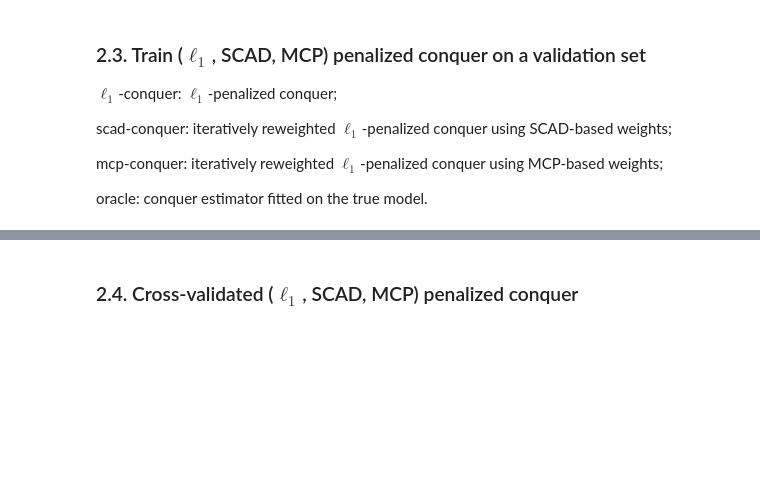
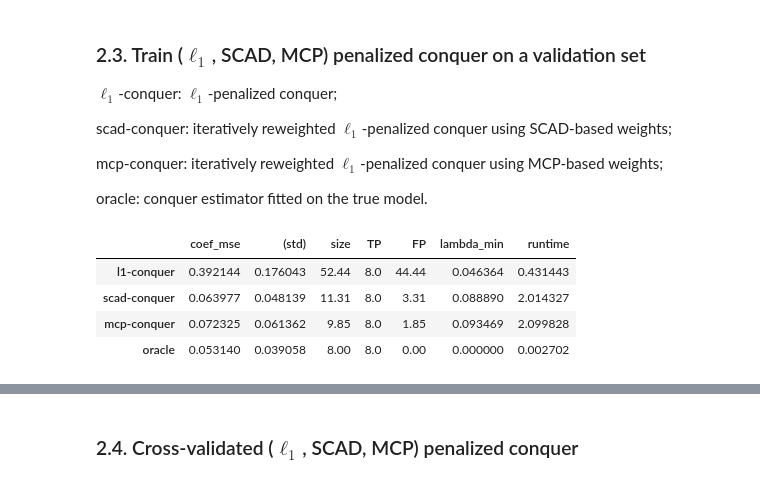
Before and after one commit to WenxinZhou/conquer, a Jupyter notebook: experiments/highd_examples.ipynb, the cells around one changed output, grey strips where cells are left out. Cells and saved outputs as stored; diff of their text form; code cells hidden in the pictures; blank space fills up the shorter version.

Commit message:
simulations in high dim

```diff
--- a/experiments/highd_examples.ipynb
+++ b/experiments/highd_examples.ipynb
@@ -308,57 +289,76 @@ mcp-conquer: iteratively reweighted $\ell_1$-penalized conquer using MCP-based w
 oracle: conquer estimator fitted on the true model.
 # %%
 n_val = 128
-nlambda, M = 40, 100
+nlambda, M = 50, 100
 ## [coef_se, model_size, true_pos, false_pos, lambda_min]
-metrics = np.zeros(shape=(4,M,5))
+val_out = np.zeros(shape=(4, 5, M))
 runtime = np.zeros(4)
 
 for m in range(M):
     X_all = rgt.multivariate_normal(mean=Mu, cov=Sig, size=n+n_val)
     Y_all = itcp + X_all.dot(beta) + rgt.standard_t(2,n+n_val) - spstat.t.ppf(tau,df=2)
 
     # training set of size n
     X, Y = X_all[:n, :], Y_all[:n]
     # validation set of size n_val
     X_val, Y_val = X_all[n:,:], Y_all[n:]
+    sqr = validate_lambda(X, Y, X_val, Y_val, \
+                          intercept=True, \
+                          options={'warm_start': True})
 
-    lambda_max = np.max(high_dim(X, Y).self_tuning(tau))
-    lambda_seq = np.linspace(lambda_max, 0.25*lambda_max, nlambda)
-    sqr = validate_lambda(X, Y, X_val, Y_val)
+    lam_max = np.max(high_dim(X, Y).self_tuning(tau))
+    lambda_seq = np.linspace(0.25*lam_max, lam_max, num=nlambda)
 
     tic = time.time()
-    l1_model = sqr.train(tau, lambda_seq=lambda_seq, penalty="L1")
+    l1 = sqr.train(tau=tau, lambda_seq=lambda_seq, \
+                   order='descend', penalty="L1")
     runtime[0] +=  time.time() - tic
 
     tic = time.time()
-    scad_model = sqr.train(tau, lambda_seq=lambda_seq, penalty="SCAD", a=3.7)
+    scad = sqr.train(tau=tau, lambda_seq=lambda_seq, \
+                     order='descend', penalty="SCAD", a=3.7)
     runtime[1] +=  time.time() - tic
 
     tic = time.time()
-    mcp_model = sqr.train(tau, lambda_seq=lambda_seq, penalty="MCP", a=3)
+    mcp = sqr.train(tau=tau, lambda_seq=lambda_seq, \
+                    order='descend', penalty="MCP", a=3)
     runtime[2] +=  time.time() - tic
 
     tic = time.time()
-    ora_model = low_dim(X[:,true_set], Y).fit(tau=tau)
+    ora = low_dim(X[:,true_set], Y).fit(tau=tau)
     runtime[3] += time.time() - tic
 
-    err1, err2, err3, err4 = l1_model['val_beta'][1:] - beta, scad_model['val_beta'][1:] - beta, mcp_model['val_beta'][1:] - beta, ora_model['beta'][1:] - beta[true_set]
+    est = np.c_[(l1['val_beta'], scad['val_beta'],  mcp['val_beta'], np.zeros(p+1))]
+    est[0,3], est[1:,3][beta!=0] =  ora['beta'][0], ora['beta'][1:]
+    est = pd.DataFrame(est)
+
     # squared L2-error (coefficients)
-    metrics[0,m,0], metrics[1,m,0], metrics[2,m,0], metrics[3,m,0] = err1.dot(err1), err2.dot(err2), err3.dot(err3), err4.dot(err4)
+    val_out[:,0,m] = (est.iloc[1:] - beta[:,None]).pow(2).sum(axis=0)
     # selected model size
-    metrics[0,m,1], metrics[1,m,1], metrics[2,m,1], metrics[3,m,1] = l1_model['val_size'], scad_model['val_size'], mcp_model['val_size'], len(true_set)
-    # selected model
-    l1_set = np.where( l1_model['val_beta'][1:]!=0 )[0]
-    scad_set = np.where( scad_model['val_beta'][1:]!=0 )[0]
-    mcp_set = np.where( mcp_model['val_beta'][1:]!=0 )[0]
+    val_out[:,1,m] = est.iloc[1:].ne(0).sum(axis=0)
     # true positives
-    metrics[0,m,2] = len(np.intersect1d(true_set, l1_set))
-    metrics[1,m,2] = len(np.intersect1d(true_set, scad_set))
-    metrics[2,m,2] = len(np.intersect1d(true_set, mcp_set))
-    metrics[3,m,2] = len(true_set)
+    val_out[:,2,m] = (est.iloc[1:].ne(0) * (beta!=0)[:,None]).sum(axis=0)
     # false positives
-    metrics[0,m,3] = len(np.setdiff1d(l1_set, true_set))
-    metrics[1,m,3] = len(np.setdiff1d(scad_set, true_set))
-    metrics[2,m,3] = len(np.setdiff1d(mcp_set, true_set))
+    val_out[:,3,m] = val_out[:,1,m] - val_out[:,2,m]
     # lambda_min (the value of lambda that gives minimum validation error)
-    metrics[0,m,4], metrics[1,m,4], metrics[2,m,4] = l1_model['lambda_min'], scad_model['lambda_min'], mcp_model['lambda_min']
+    val_out[0,4,m] = l1['lambda_min']
+    val_out[1,4,m] = scad['lambda_min']
+    val_out[2,4,m] = mcp['lambda_min']
+
+val_table = np.zeros((4, 7))
+val_table[:,0] = np.mean(val_out[:,0,:], axis=1)
+val_table[:,1] = np.std(val_out[:,0,:], axis=1)
+val_table[:,2] = np.mean(val_out[:,1,:], axis=1)
+val_table[:,3] = np.mean(val_out[:,2,:], axis=1)
+val_table[:,4] = np.mean(val_out[:,3,:], axis=1)
+val_table[:,5] = np.mean(val_out[:,4,:], axis=1)
+val_table[:,6] = runtime/M
+
+pd.DataFrame(val_table, columns=['coef_mse','(std)','size','TP','FP','lambda_min','runtime'],
+             index=["l1-conquer", "scad-conquer","mcp-conquer","oracle"])
+# %% [output]
+|  | coef_mse | (std) | size | TP | FP | lambda_min | runtime |
+| l1-conquer | 0.392144 | 0.176043 | 52.44 | 8.0 | 44.44 | 0.046364 | 0.431443 |
+| scad-conquer | 0.063977 | 0.048139 | 11.31 | 8.0 | 3.31 | 0.088890 | 2.014327 |
+| mcp-conquer | 0.072325 | 0.061362 | 9.85 | 8.0 | 1.85 | 0.093469 | 2.099828 |
+| oracle | 0.053140 | 0.039058 | 8.00 | 8.0 | 0.00 | 0.000000 | 0.002702 |
```
Also changed, not shown: parts of 20 cells of this notebook.
